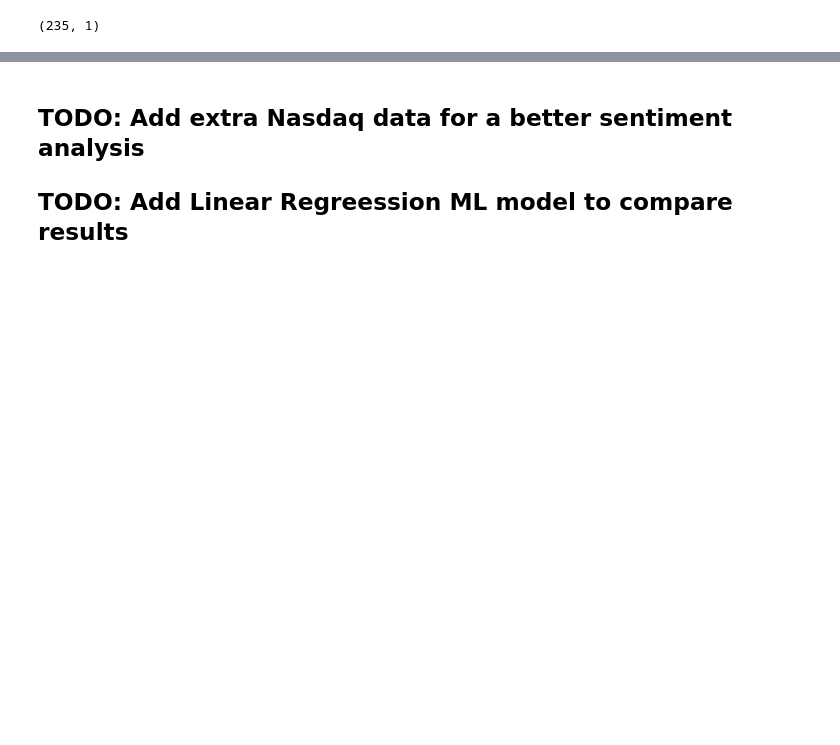
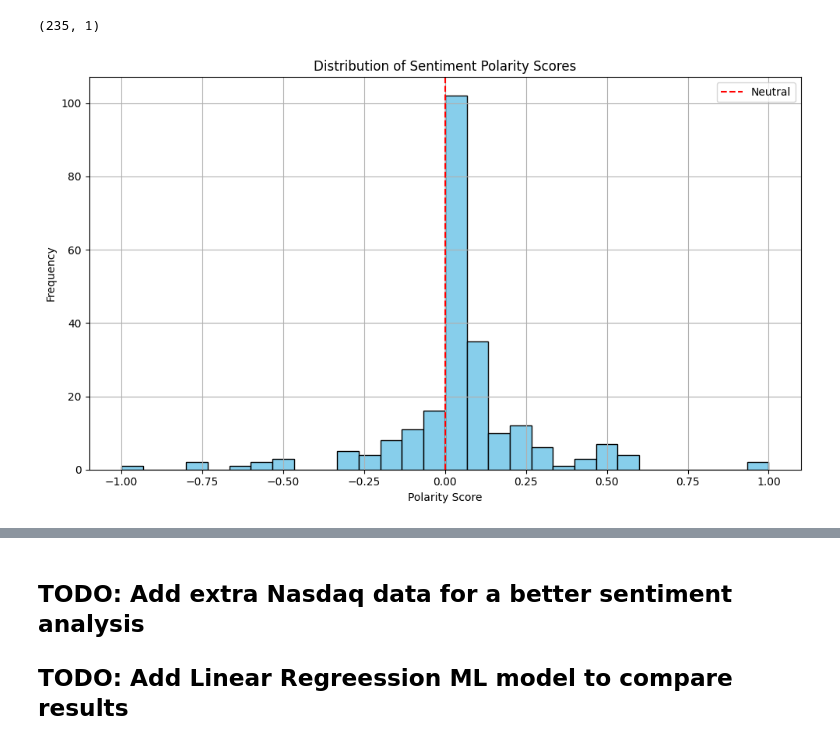
Before and after one commit to Crusoe22/Moss_ML_Capstone, a Jupyter notebook: main.ipynb, the cells around one changed output, grey strips where cells are left out. Drawn from its saved outputs; the diff is of its cells as text; code cells hidden in the pictures; blank space fills up the shorter version.

```diff
--- a/main.ipynb
+++ b/main.ipynb
@@ -766,3 +739,24 @@ twitter_df = sentiment_scores_df.groupby([sentiment_scores_df['Date']]).mean()
 print(twitter_df.shape)
 # %% [output]
 (235, 1)
+# %%
+# Rename columns for clarity (if not already named)
+sentiment_scores_df.columns = ['DateTime', 'Polarity']
+
+# Convert 'DateTime' to datetime objects if not already
+sentiment_scores_df['DateTime'] = pd.to_datetime(sentiment_scores_df['DateTime'])
+
+# --- View distribution of polarity scores ---
+plt.figure(figsize=(10, 6))
+plt.hist(sentiment_scores_df['Polarity'], bins=30, color='skyblue', edgecolor='black')
+
+plt.title("Distribution of Sentiment Polarity Scores")
+plt.xlabel("Polarity Score")
+plt.ylabel("Frequency")
+plt.axvline(0, color='red', linestyle='--', label='Neutral')
+plt.legend()
+plt.grid(True)
+plt.tight_layout()
+plt.show()
+# %% [output]
+[figure, added]
```
Also changed, not shown: parts of 20 cells of this notebook, 4 other files.
